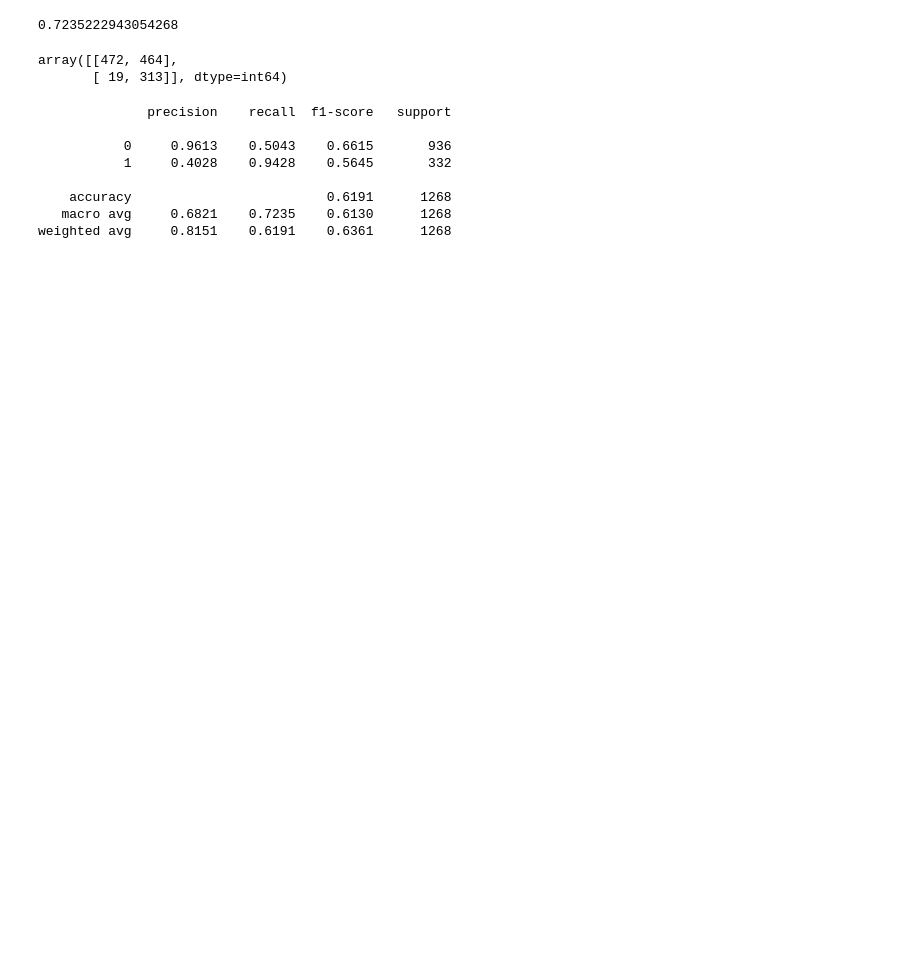
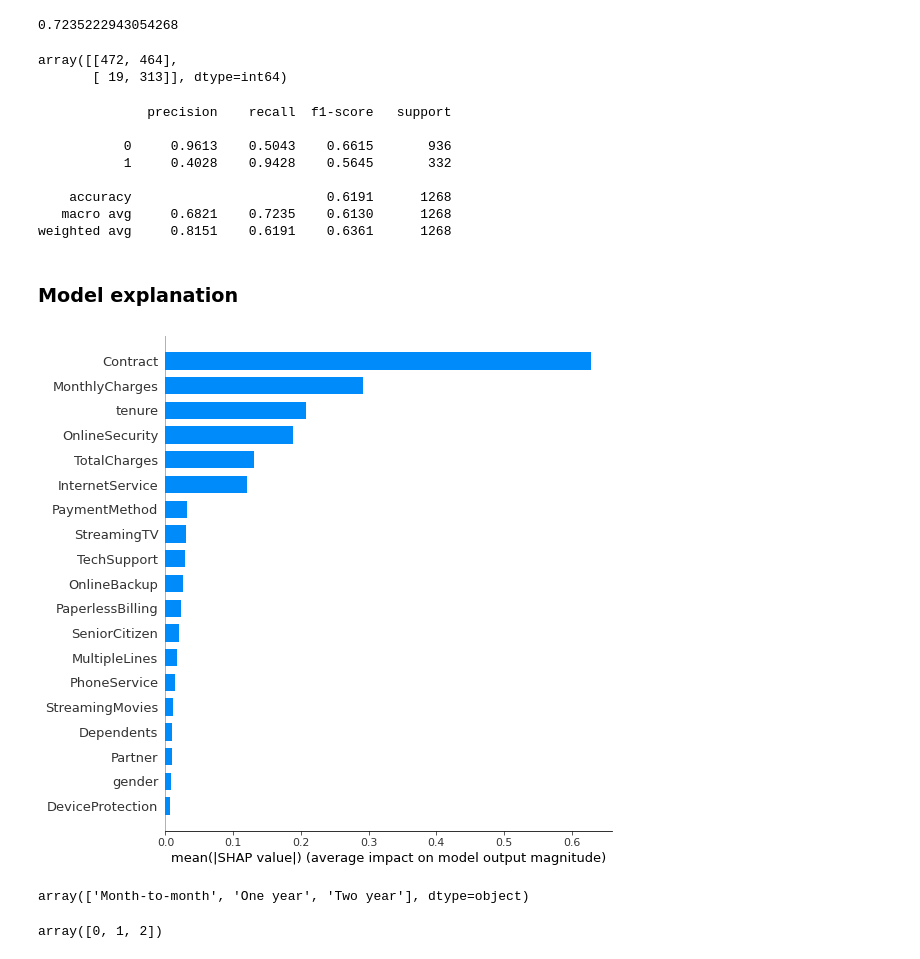
Before and after one commit to timofeytkachenko/churn_prediction, a Jupyter notebook: churn_v1.ipynb, the cells around one changed output. Cells and saved outputs as stored; diff of their text form; code cells hidden in the pictures; blank space fills up the shorter version.

```diff
--- a/churn_v1.ipynb
+++ b/churn_v1.ipynb
@@ -222,9 +206,0 @@ cat_params = {
-# %%
-cat_estimator = cat.CatBoostClassifier(**cat_params)
-
-eval_set = cat.Pool(x_val, y_val, cat_features=CAT_FEATURES)
-cat_estimator.fit(x_train,
-                  y_train,
-                  eval_set=eval_set,
-                  cat_features=CAT_FEATURES,
-                  verbose=20)
@@ -314,3 +257,20 @@ print(classification_report(y_test, xgb_pred, digits=4))
     accuracy                         0.6191      1268
    macro avg     0.6821    0.7235    0.6130      1268
 weighted avg     0.8151    0.6191    0.6361      1268
+# %% [markdown]
+### Model explanation
+# %%
+explainer = shap.TreeExplainer(xgb_estimator)
+shap_values = explainer.shap_values(x_train)
+# %%
+shap.summary_plot(shap_values, x_train, plot_type="bar")
+# %% [output]
+[figure, added]
+# %%
+encoders[-3].classes_
+# %% [output]
+array(['Month-to-month', 'One year', 'Two year'], dtype=object)
+# %%
+encoders[-3].transform(encoders[-3].classes_)
+# %% [output]
+array([0, 1, 2])
```
Also changed, not shown: parts of 22 cells of this notebook.
